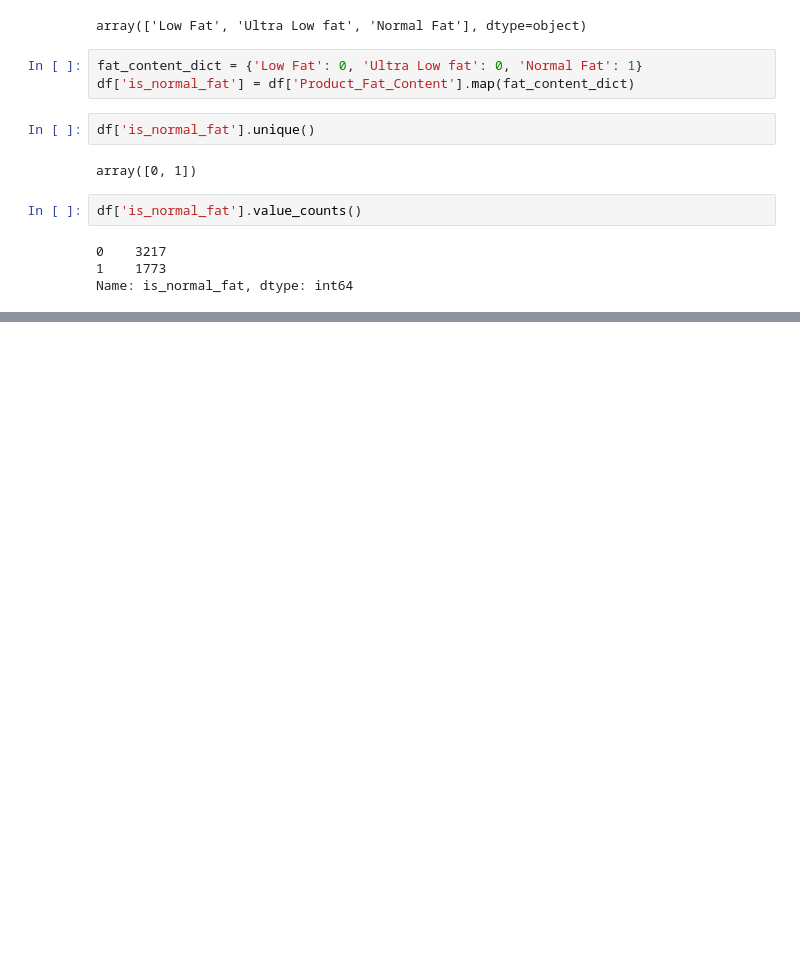
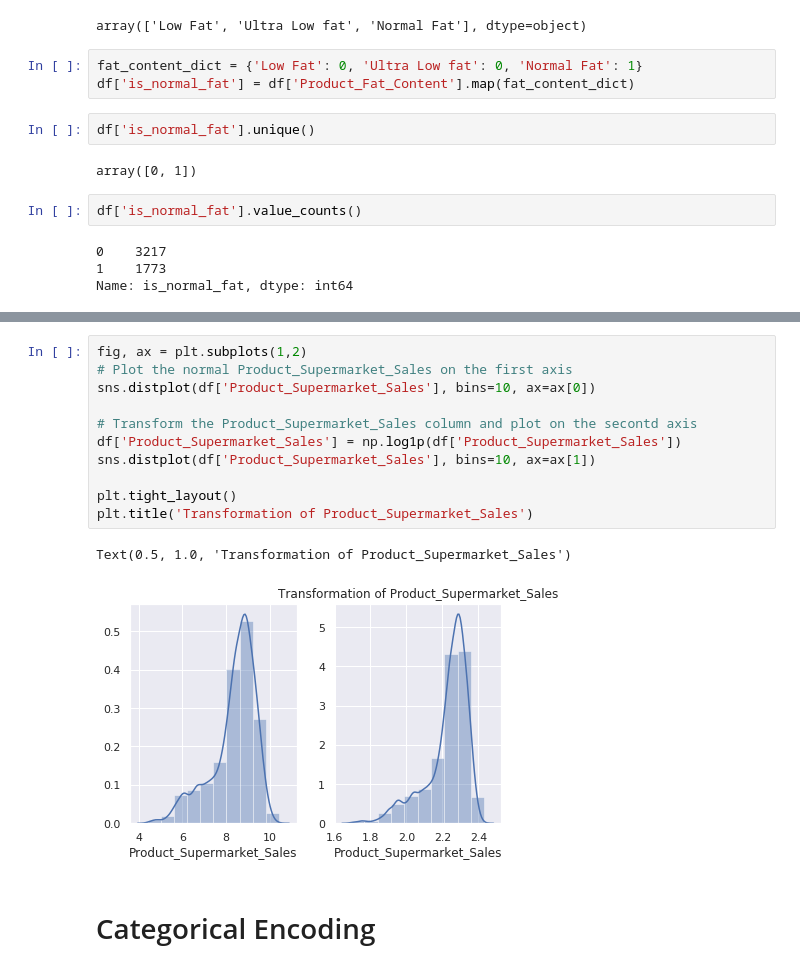
Before and after one commit to wilpat/Supermarket-EDA, a Jupyter notebook: EDA.ipynb, the cells around one changed output, grey strips where cells are left out. Cells and saved outputs as stored; diff of their text form; blank space fills up the shorter version.

Commit message:
Implements feature engineering, scaling and one hot encoding.

```diff
--- a/EDA.ipynb
+++ b/EDA.ipynb
@@ -123,0 +192,16 @@ Name: is_normal_fat, dtype: int64
+# %%
+fig, ax = plt.subplots(1,2)
+# Plot the normal Product_Supermarket_Sales on the first axis
+sns.distplot(df['Product_Supermarket_Sales'], bins=10, ax=ax[0])
+
+# Transform the Product_Supermarket_Sales column and plot on the secontd axis
+df['Product_Supermarket_Sales'] = np.log1p(df['Product_Supermarket_Sales'])
+sns.distplot(df['Product_Supermarket_Sales'], bins=10, ax=ax[1])
+
+plt.tight_layout()
+plt.title('Transformation of Product_Supermarket_Sales')
+# %% [output]
+Text(0.5, 1.0, 'Transformation of Product_Supermarket_Sales')
+[figure, added]
+# %% [markdown]
+# Categorical Encoding
```
Also changed, not shown: parts of 20 cells of this notebook.
